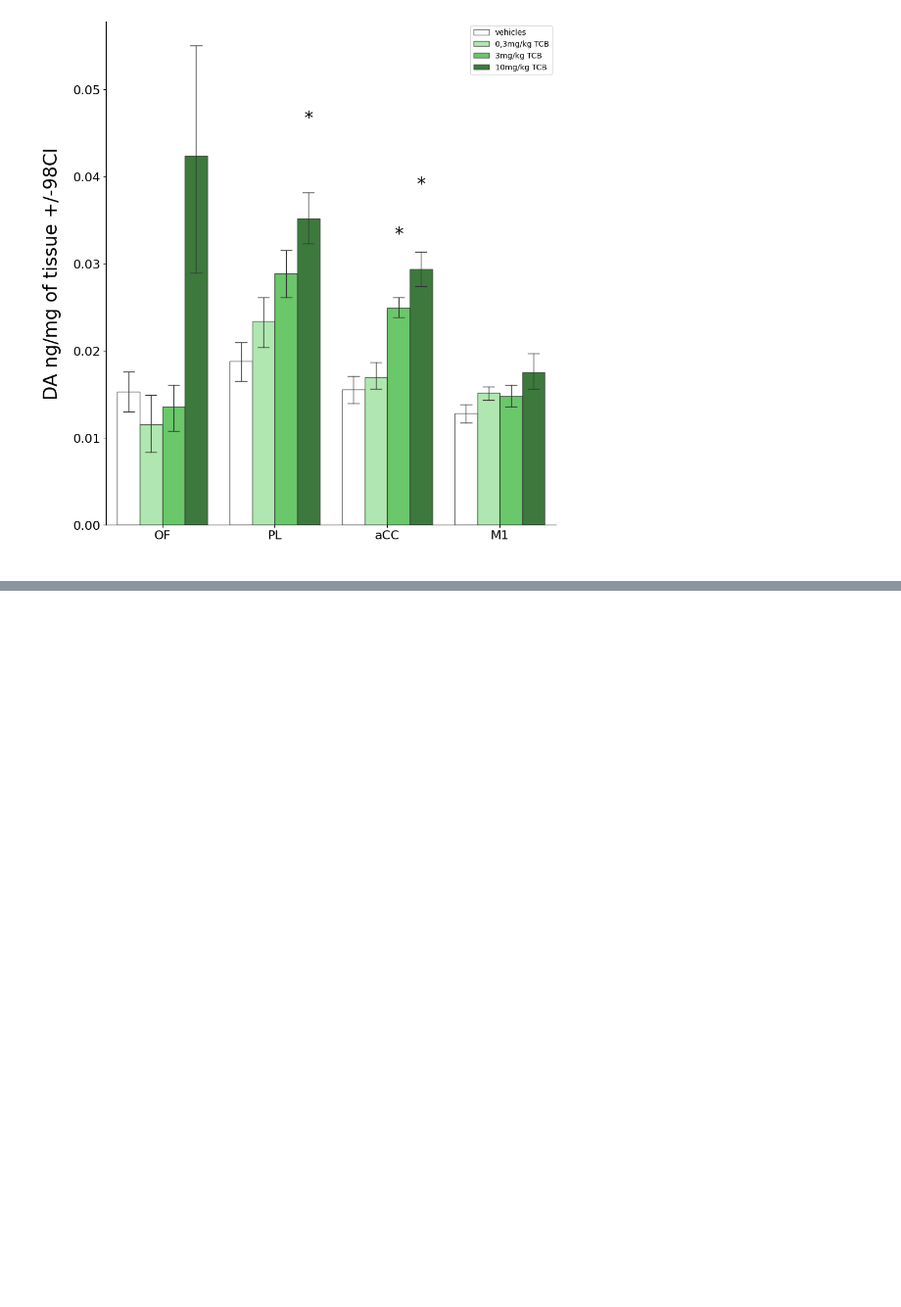
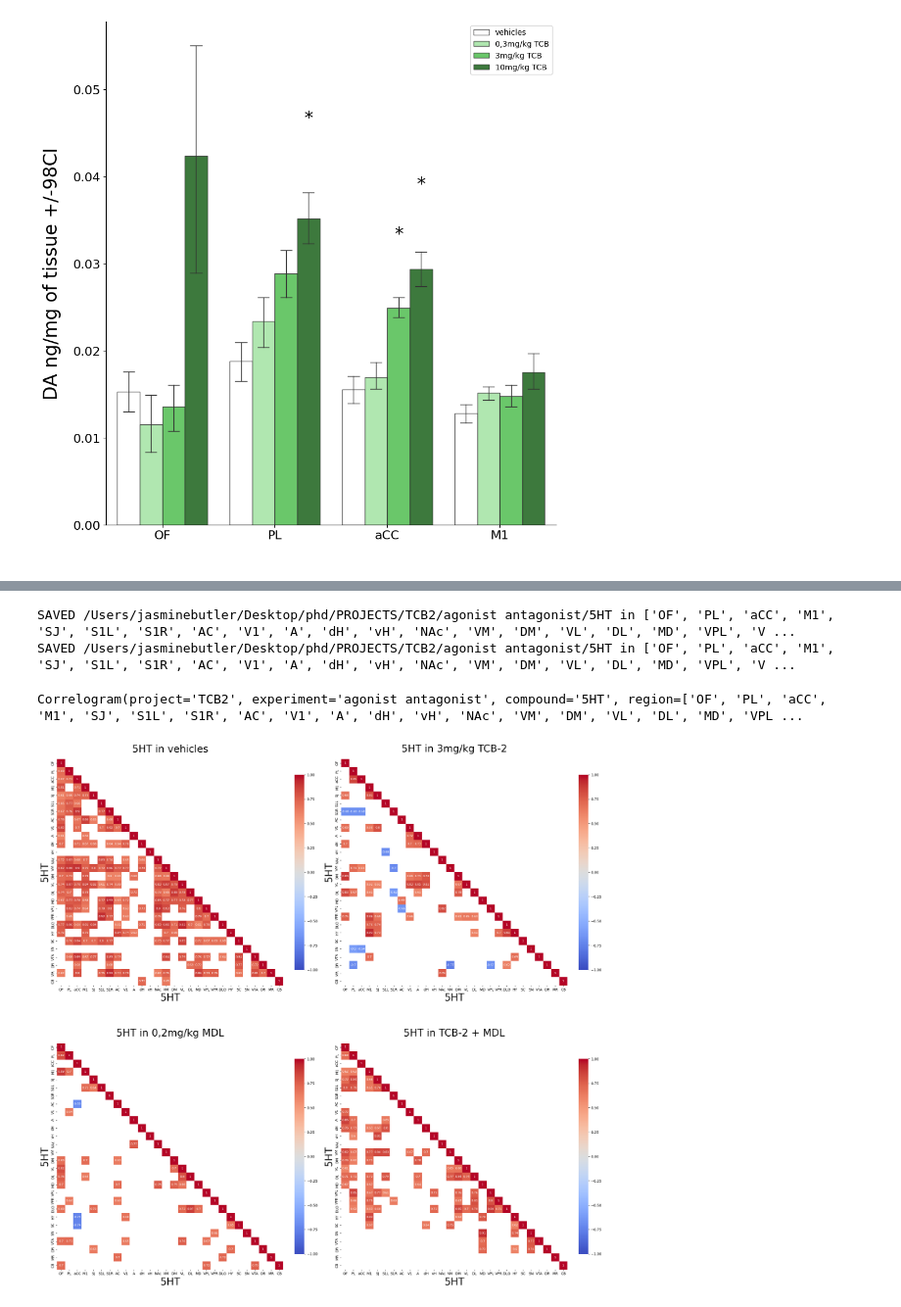
Before and after one commit to remicorne/phd, a Jupyter notebook: NEW_DASH.ipynb, the cells around one changed output, grey strips where cells are left out. Shown at 98% size. Drawn from its saved outputs; the diff is of its cells as text; code cells hidden in the pictures; blank space fills up the shorter version.

```diff
--- a/NEW_DASH.ipynb
+++ b/NEW_DASH.ipynb
@@ -146,0 +161,18 @@ hist.statistics#.select(region='OF')
+# %%
+from module.core.Figure import Correlogram
+
+legit_regions = ["OF","PL","aCC","M1","SJ","S1L","S1R","AC","V1","A","dH","vH","NAc","VM","DM","VL","DL","MD","VPL","VPR","DLG","HY","SC","SN","VTA","DR","MR","CB"]
+
+
+Correlogram(project ='TCB2',
+                experiment='agonist antagonist',
+                compound=['5HT'],
+                region= legit_regions,
+                from_scratch=True,
+                remove_outliers='calculated', # calculated / eliminated / False
+                )
+# %% [output]
+SAVED /Users/jasminebutler/Desktop/phd/PROJECTS/TCB2/agonist antagonist/5HT in ['OF', 'PL', 'aCC', 'M1', 'SJ', 'S1L', 'S1R', 'AC', 'V1', 'A', 'dH', 'vH', 'NAc', 'VM', 'DM', 'VL', 'DL', 'MD', 'VPL', 'V ...
+SAVED /Users/jasminebutler/Desktop/phd/PROJECTS/TCB2/agonist antagonist/5HT in ['OF', 'PL', 'aCC', 'M1', 'SJ', 'S1L', 'S1R', 'AC', 'V1', 'A', 'dH', 'vH', 'NAc', 'VM', 'DM', 'VL', 'DL', 'MD', 'VPL', 'V ...
+Correlogram(project='TCB2', experiment='agonist antagonist', compound='5HT', region=['OF', 'PL', 'aCC', 'M1', 'SJ', 'S1L', 'S1R', 'AC', 'V1', 'A', 'dH', 'vH', 'NAc', 'VM', 'DM', 'VL', 'DL', 'MD', 'VPL ...
+[figure, added]
```
Also changed, not shown: parts of 3 cells of this notebook, 1 other file.
